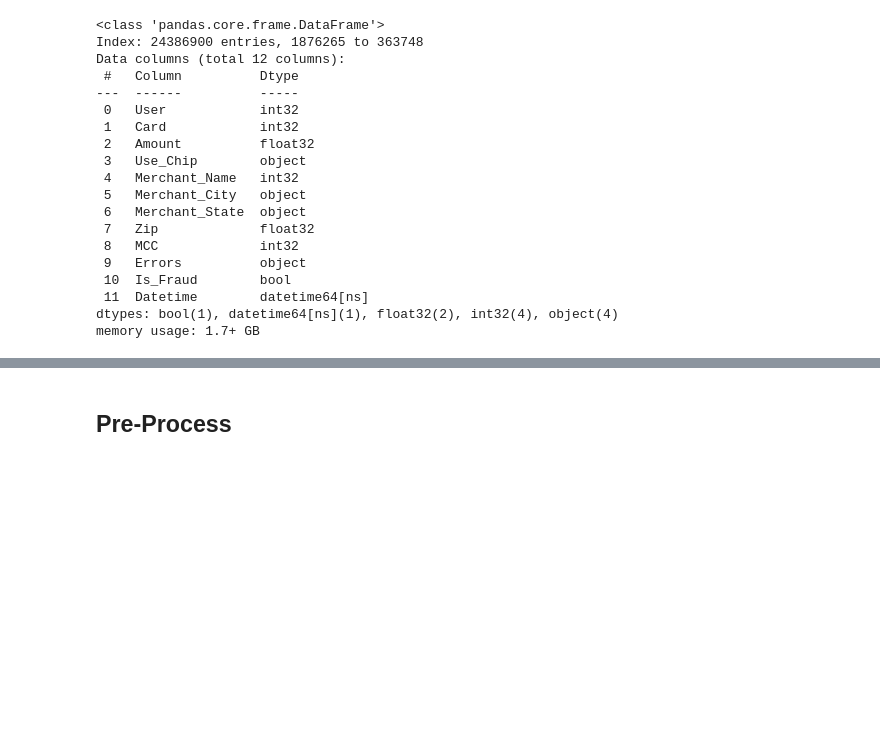
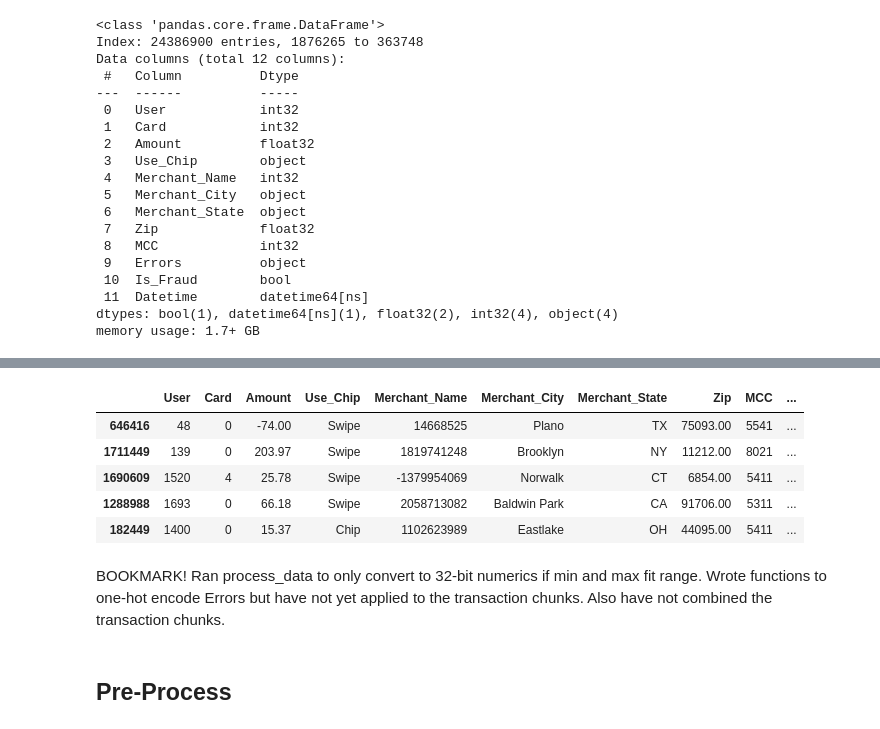
Before and after one commit to Yichen-Z/ece5831-2023-ccf, a Jupyter notebook: explore_transactions.ipynb, the cells around one changed output, grey strips where cells are left out. Cells and saved outputs as stored; diff of their text form; code cells hidden in the pictures; blank space fills up the shorter version.

Commit message:
Note progress on processing transaction data in chunks

```diff
--- a/explore_transactions.ipynb
+++ b/explore_transactions.ipynb
@@ -42,0 +35,2 @@ np.iinfo(np.uint8).max
+# %%
+tdf['Errors'] = tdf['Errors'].fillna('None')
@@ -42,0 +57,3 @@ np.iinfo(np.uint8).max
+# %%
+errors = tdf['Errors'].unique().tolist()
+len(errors)
@@ -42,0 +62,6 @@ np.iinfo(np.uint8).max
+# %%
+unique_errors = set()
+for garbled in errors:
+    for piece in garbled.strip().split(','):
+        unique_errors.add(piece)
+unique_errors.remove('None')
@@ -43,3 +80,17 @@ np.iinfo(np.uint8).max
+# %%
+for error in unique_errors:
+    error_col_name = '_'.join(error.strip().lower().split(' '))
+    tdf[error_col_name] = tdf['Errors'].apply(lambda err_jumble: 1. if error in err_jumble else 0.)
+tdf.sample(n=5)
+# %% [output]
+|  | User | Card | Amount | Use_Chip | Merchant_Name | Merchant_City | Merchant_State | Zip | MCC | ... |
+| 646416 | 48 | 0 | -74.00 | Swipe | 14668525 | Plano | TX | 75093.00 | 5541 | ... |
+| 1711449 | 139 | 0 | 203.97 | Swipe | 1819741248 | Brooklyn | NY | 11212.00 | 8021 | ... |
+| 1690609 | 1520 | 4 | 25.78 | Swipe | -1379954069 | Norwalk | CT | 6854.00 | 5411 | ... |
+| 1288988 | 1693 | 0 | 66.18 | Swipe | 2058713082 | Baldwin Park | CA | 91706.00 | 5311 | ... |
+| 182449 | 1400 | 0 | 15.37 | Chip | 1102623989 | Eastlake | OH | 44095.00 | 5411 | ... |
+# %% [markdown]
+BOOKMARK! Ran process_data to only convert to 32-bit numerics if min and max fit range. Wrote functions to one-hot encode Errors but have not yet applied to the transaction chunks. Also have not combined the transaction chunks.
 # %% [markdown]
 ## Pre-Process
 # %%
```
Also changed, not shown: parts of 5 cells of this notebook, 1 other file.
